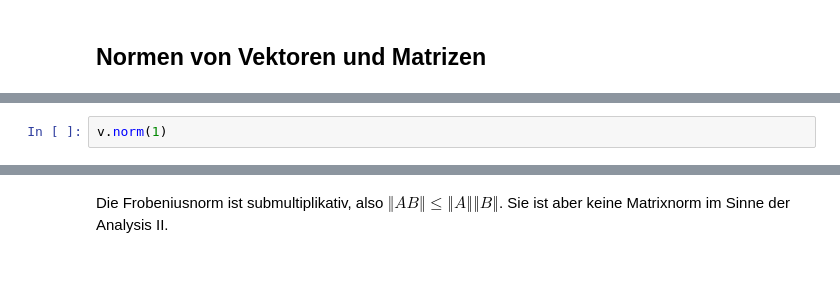
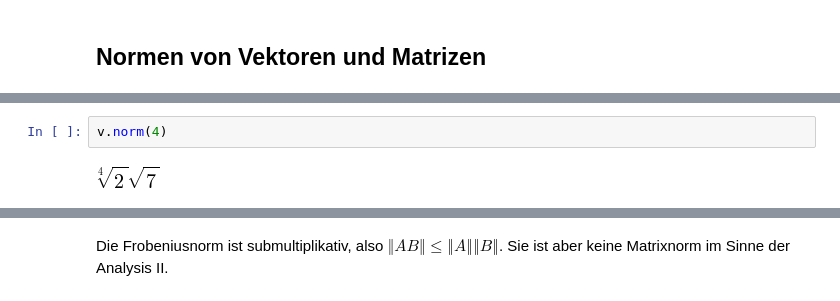
Before and after one commit to Ruediger-Braun/compana16, a Jupyter notebook: Lektion09.ipynb, the cells around one changed output, grey strips where cells are left out. Saved outputs shown, nothing was run; the diff lists cells and outputs as text; blank space fills up the shorter version.

```diff
--- a/Lektion09.ipynb
+++ b/Lektion09.ipynb
@@ -112,2 +156,4 @@ v.norm(oo)
 # %%
-v.norm(1)
+v.norm(4)
+# %% [output]
+[figure, added]
```
Also changed, not shown: parts of 62 cells of this notebook.
